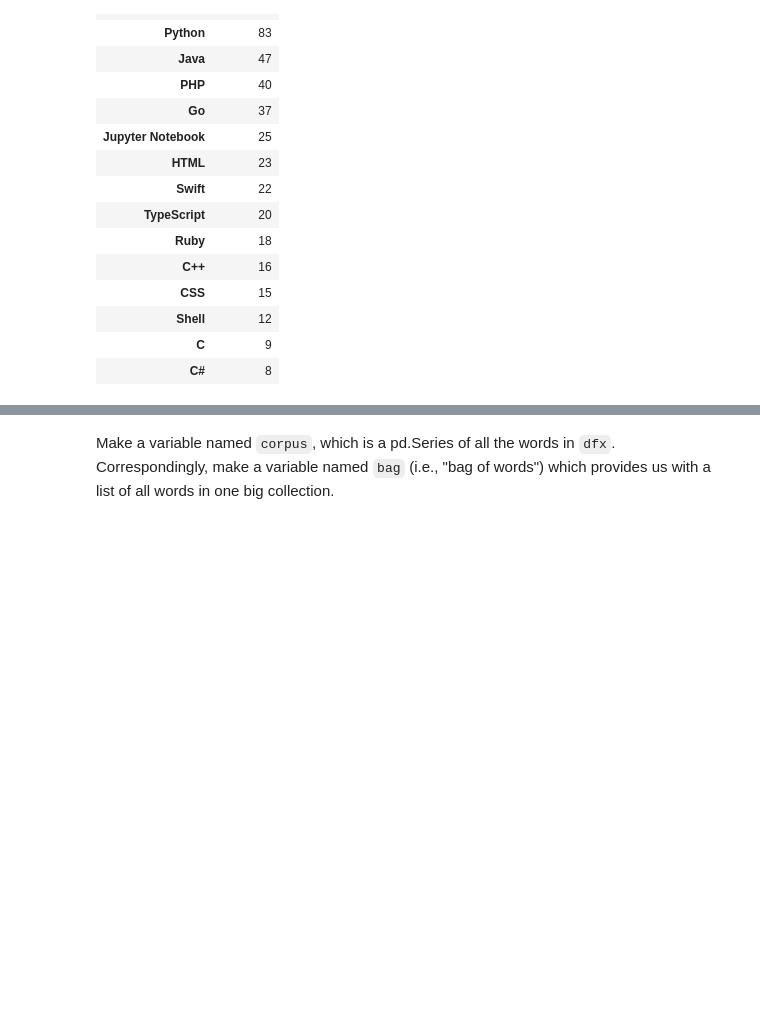
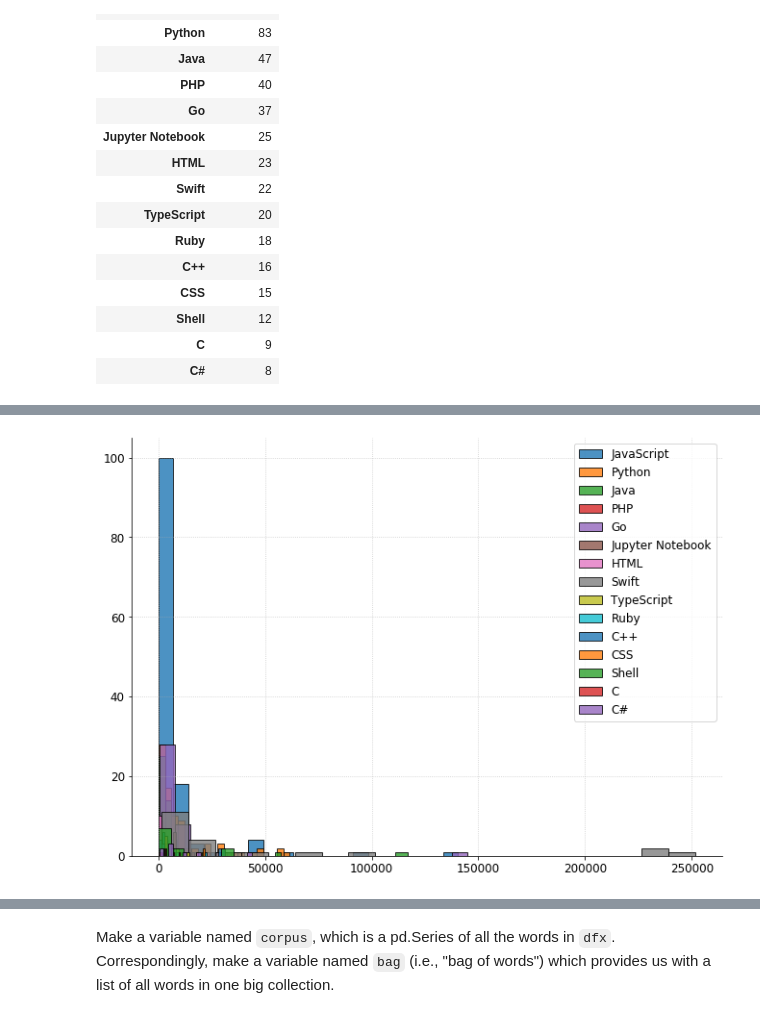
Before and after one commit to pellegrino-nlp/nlp_project, a Jupyter notebook: working_file.ipynb, the cells around one changed output, grey strips where cells are left out. Drawn from its saved outputs; the diff is of its cells as text; code cells hidden in the pictures; blank space fills up the shorter version.

```diff
--- a/working_file.ipynb
+++ b/working_file.ipynb
@@ -180,0 +189,3 @@ plt.show()
+# %%
+df_len = dfx.assign(length = dfx.cleaned.apply(len))
+df_len.head()
@@ -180,0 +243,15 @@ plt.show()
+# %%
+# README length by language
+
+languages = ['JavaScript', 'Python', 'Java', 'PHP', 'Go', 'Jupyter Notebook',
+             'HTML', 'Swift', 'TypeScript', 'Ruby', 'C++', 'CSS', 'Shell',
+             'C', 'C#']
+
+bins = 20
+for lang in languages:
+    plt.hist(df_len[df_len['language'] == lang]['length'], bins=bins, alpha=0.8, label=lang)
+
+plt.legend()
+plt.show()
+# %% [output]
+[figure, added]
```
Also changed, not shown: parts of 14 cells of this notebook, 1 other file.
